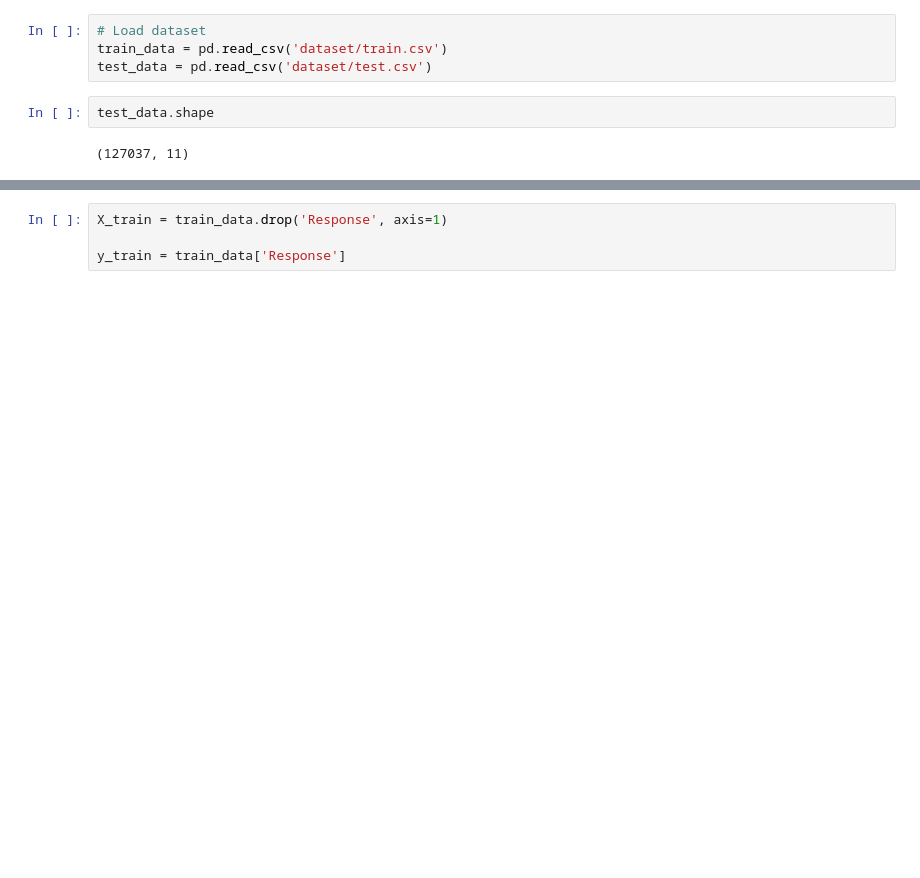
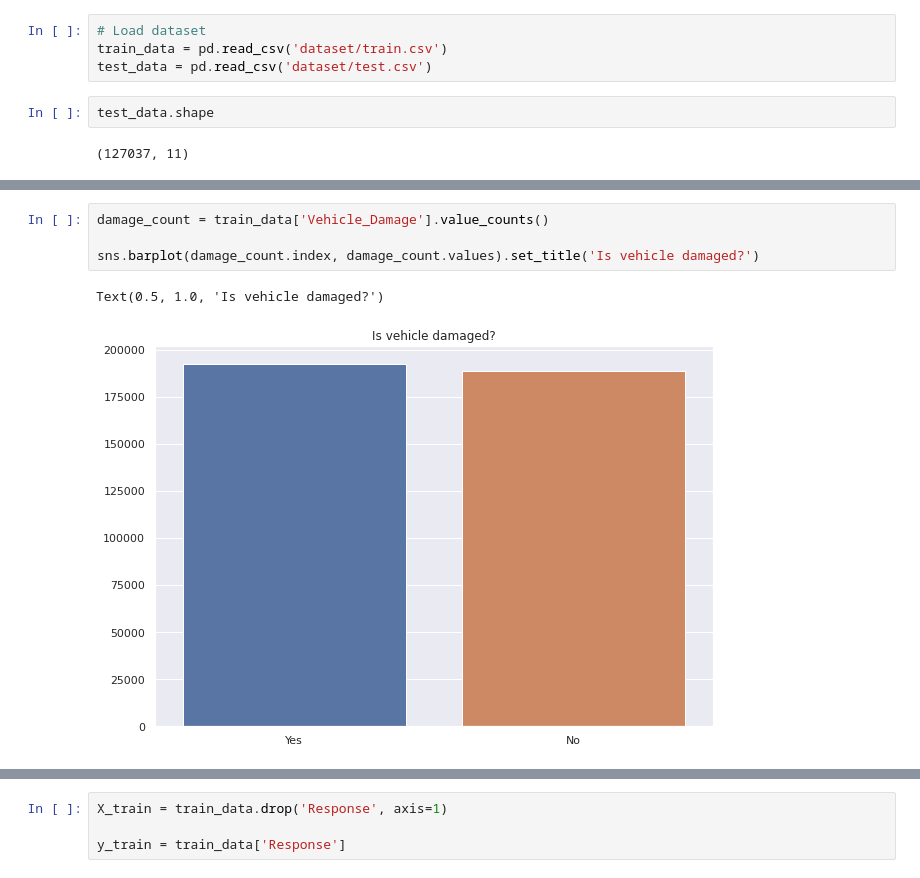
Before and after one commit to EhsanMrh/ML.vehicle_insurance, a Jupyter notebook: main.ipynb, the cells around one changed output, grey strips where cells are left out. Drawn from its saved outputs; the diff is of its cells as text; blank space fills up the shorter version.

```diff
--- a/main.ipynb
+++ b/main.ipynb
@@ -45,0 +87,7 @@ memory usage: 34.9+ MB
+# %%
+damage_count = train_data['Vehicle_Damage'].value_counts()
+
+sns.barplot(damage_count.index, damage_count.values).set_title('Is vehicle damaged?')
+# %% [output]
+Text(0.5, 1.0, 'Is vehicle damaged?')
+[figure, added]
```
Also changed, not shown: parts of 15 cells of this notebook.
